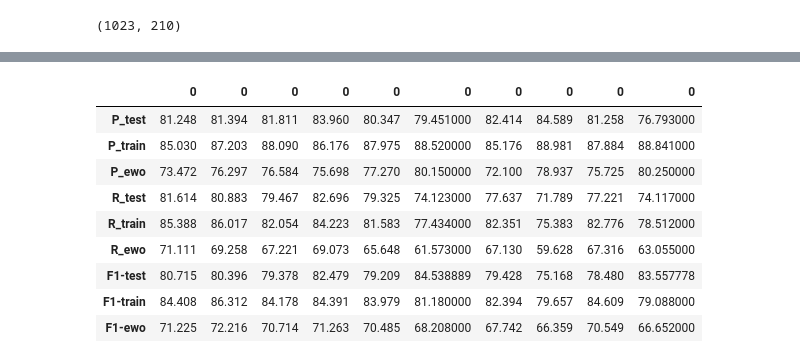
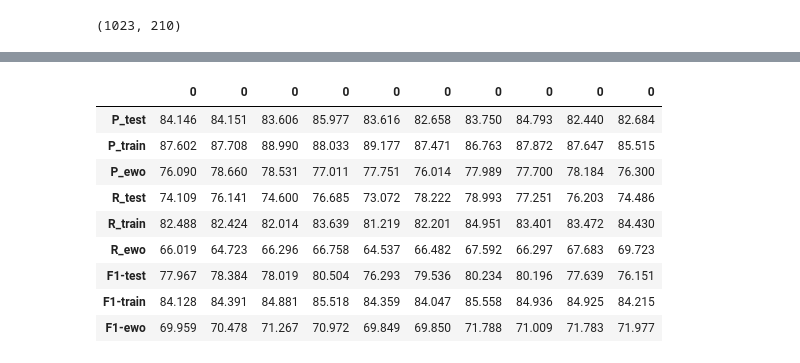
Before and after one commit to frankl1/Word2vec-For-NER-In-Low-Resource-Languages, a Jupyter notebook: fnn-ne-projection.ipynb, the cells around one changed output, grey strips where cells are left out. Saved outputs shown, nothing was run; the diff lists cells and outputs as text; code cells hidden in the pictures.

```diff
--- a/fnn-ne-projection.ipynb
+++ b/fnn-ne-projection.ipynb
@@ -640,7 +648,7 @@ if is_only_vocab:
     text = list(ewo_corpus[ewo_corpus.word != "\n"].word.unique())
 else:
     text = list(ewo_corpus[ewo_corpus.word != "\n"].word)
-ewo_vocab = pd.DataFrame({"text":text + list(tokens)})
+ewo_vocab = pd.DataFrame({"text":text})
 # %%
 if is_only_vocab:
     X_ewo = np.zeros((ewo_vocab.shape[0] * duplication, en_nb_of_phrases))
@@ -652,5 +660,5 @@ if is_only_vocab:
             X_ewo[p] = ewo_fingerprints[c.split(" ")[0]]
             ewo_target[p] = tag2int[getTag(ewo_corpus[ewo_corpus.word == c.split(" ")[-1:][0]]['ne-tag'].iloc[0])]
             p+=1
-    X_ewo, ewo_target = shuffle(X_ewo, ewo_target)
+    X_ewo, ewo_target = shuffle_data(X_ewo, ewo_target)
 # %%
@@ -676,11 +678,3 @@ ewo_vocab[-20:]
 # %%
 if not is_only_vocab:
     X_ewo, ewo_target = corpus2trainingdata(ewo_corpus[ewo_corpus.word != "\n"], ewo_fingerprints)
-# %%
-print(X_ewo.shape, ewo_target.shape)
-if len(X_ewo.shape) == len(X2.shape):
-    X_ewo = np.concatenate((X_ewo, X2))
-    ewo_target = np.concatenate((ewo_target, target2))
-    if shuffle:
-        X_ewo, ewo_target = shuffle(X_ewo, ewo_target)
-print(X_ewo.shape, ewo_target.shape)
@@ -690,3 +681,6 @@ print(X_ewo.shape, ewo_target.shape)
+# %%
+if shuffle:
+    X_ewo, ewo_target = shuffle_data(X_ewo, ewo_target)
 # %%
 y_ewo = ewo_target.copy()
 print(y_ewo.shape, len(ewo_vocab))
@@ -945,17 +941,17 @@ Epoch 00010: val_loss did not improve from 0.05516
 # %%
-resultCrossVal.to_csv("results/merge-{0}.csv".format(max_depth))
+resultCrossVal.to_csv("results.csv")
 resultCrossVal
 # %% [output]
 |  | 0 | 0 | 0 | 0 | 0 | 0 | 0 | 0 | 0 | 0 |
-| P_test | 81.248 | 81.394 | 81.811 | 83.960 | 80.347 | 79.451000 | 82.414 | 84.589 | 81.258 | 76.793000 |
-| P_train | 85.030 | 87.203 | 88.090 | 86.176 | 87.975 | 88.520000 | 85.176 | 88.981 | 87.884 | 88.841000 |
-| P_ewo | 73.472 | 76.297 | 76.584 | 75.698 | 77.270 | 80.150000 | 72.100 | 78.937 | 75.725 | 80.250000 |
-| R_test | 81.614 | 80.883 | 79.467 | 82.696 | 79.325 | 74.123000 | 77.637 | 71.789 | 77.221 | 74.117000 |
-| R_train | 85.388 | 86.017 | 82.054 | 84.223 | 81.583 | 77.434000 | 82.351 | 75.383 | 82.776 | 78.512000 |
-| R_ewo | 71.111 | 69.258 | 67.221 | 69.073 | 65.648 | 61.573000 | 67.130 | 59.628 | 67.316 | 63.055000 |
-| F1-test | 80.715 | 80.396 | 79.378 | 82.479 | 79.209 | 84.538889 | 79.428 | 75.168 | 78.480 | 83.557778 |
-| F1-train | 84.408 | 86.312 | 84.178 | 84.391 | 83.979 | 81.180000 | 82.394 | 79.657 | 84.609 | 79.088000 |
-| F1-ewo | 71.225 | 72.216 | 70.714 | 71.263 | 70.485 | 68.208000 | 67.742 | 66.359 | 70.549 | 66.652000 |
+| P_test | 84.146 | 84.151 | 83.606 | 85.977 | 83.616 | 82.658 | 83.750 | 84.793 | 82.440 | 82.684 |
+| P_train | 87.602 | 87.708 | 88.990 | 88.033 | 89.177 | 87.471 | 86.763 | 87.872 | 87.647 | 85.515 |
+| P_ewo | 76.090 | 78.660 | 78.531 | 77.011 | 77.751 | 76.014 | 77.989 | 77.700 | 78.184 | 76.300 |
+| R_test | 74.109 | 76.141 | 74.600 | 76.685 | 73.072 | 78.222 | 78.993 | 77.251 | 76.203 | 74.486 |
+| R_train | 82.488 | 82.424 | 82.014 | 83.639 | 81.219 | 82.201 | 84.951 | 83.401 | 83.472 | 84.430 |
+| R_ewo | 66.019 | 64.723 | 66.296 | 66.758 | 64.537 | 66.482 | 67.592 | 66.297 | 67.683 | 69.723 |
+| F1-test | 77.967 | 78.384 | 78.019 | 80.504 | 76.293 | 79.536 | 80.234 | 80.196 | 77.639 | 76.151 |
+| F1-train | 84.128 | 84.391 | 84.881 | 85.518 | 84.359 | 84.047 | 85.558 | 84.936 | 84.925 | 84.215 |
+| F1-ewo | 69.959 | 70.478 | 71.267 | 70.972 | 69.849 | 69.850 | 71.788 | 71.009 | 71.783 | 71.977 |
 # %%
 resultCrossVal.mean(axis=1).to_frame()
 # %% [output]
```
Also changed, not shown: parts of 41 cells of this notebook, 25 other files.
